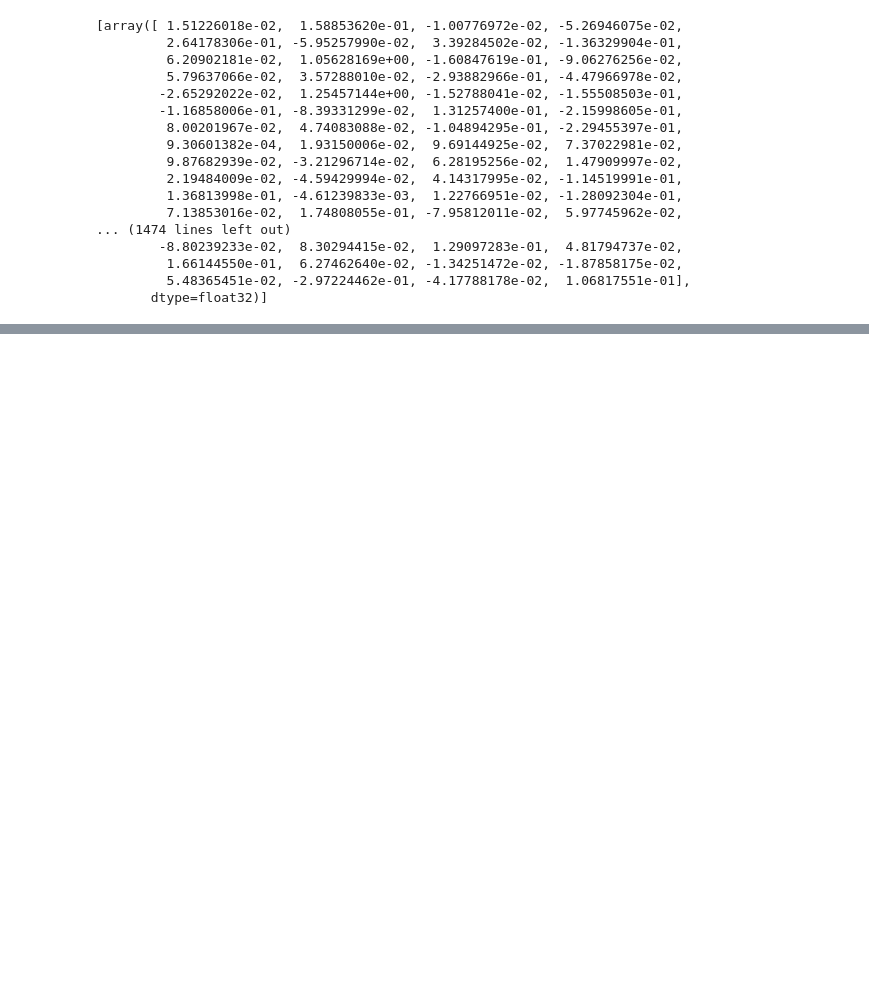
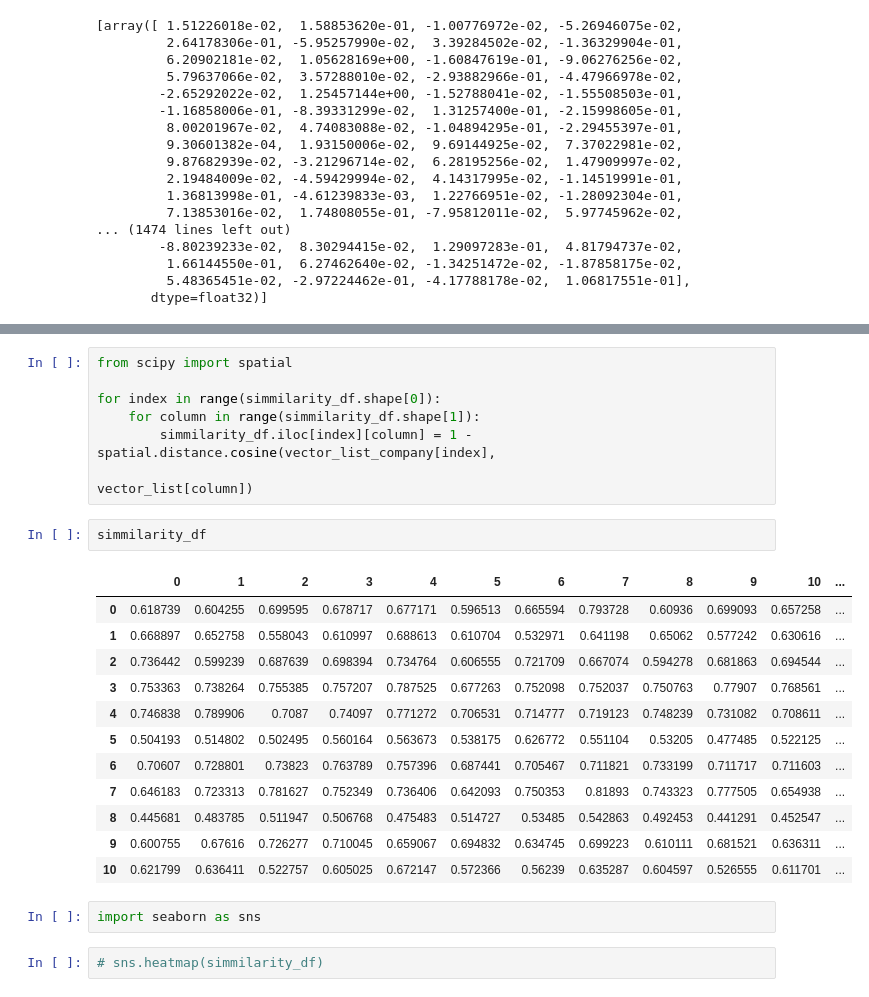
Before and after one commit to cviaai/coronomy, a Jupyter notebook: preprocessing/draft_example.ipynb, the cells around one changed output, grey strips where cells are left out. Cells and saved outputs as stored; diff of their text form; blank space fills up the shorter version.

```diff
--- a/preprocessing/draft_example.ipynb
+++ b/preprocessing/draft_example.ipynb
@@ -253,0 +375,26 @@ vector_list
+# %%
+from scipy import spatial
+
+for index in range(simmilarity_df.shape[0]):
+    for column in range(simmilarity_df.shape[1]):
+        simmilarity_df.iloc[index][column] = 1 - spatial.distance.cosine(vector_list_company[index],
+                                                                         vector_list[column])
+# %%
+simmilarity_df
+# %% [output]
+|  | 0 | 1 | 2 | 3 | 4 | 5 | 6 | 7 | 8 | 9 | 10 | ... |
+| 0 | 0.618739 | 0.604255 | 0.699595 | 0.678717 | 0.677171 | 0.596513 | 0.665594 | 0.793728 | 0.60936 | 0.699093 | 0.657258 | ... |
+| 1 | 0.668897 | 0.652758 | 0.558043 | 0.610997 | 0.688613 | 0.610704 | 0.532971 | 0.641198 | 0.65062 | 0.577242 | 0.630616 | ... |
+| 2 | 0.736442 | 0.599239 | 0.687639 | 0.698394 | 0.734764 | 0.606555 | 0.721709 | 0.667074 | 0.594278 | 0.681863 | 0.694544 | ... |
+| 3 | 0.753363 | 0.738264 | 0.755385 | 0.757207 | 0.787525 | 0.677263 | 0.752098 | 0.752037 | 0.750763 | 0.77907 | 0.768561 | ... |
+| 4 | 0.746838 | 0.789906 | 0.7087 | 0.74097 | 0.771272 | 0.706531 | 0.714777 | 0.719123 | 0.748239 | 0.731082 | 0.708611 | ... |
+| 5 | 0.504193 | 0.514802 | 0.502495 | 0.560164 | 0.563673 | 0.538175 | 0.626772 | 0.551104 | 0.53205 | 0.477485 | 0.522125 | ... |
+| 6 | 0.70607 | 0.728801 | 0.73823 | 0.763789 | 0.757396 | 0.687441 | 0.705467 | 0.711821 | 0.733199 | 0.711717 | 0.711603 | ... |
+| 7 | 0.646183 | 0.723313 | 0.781627 | 0.752349 | 0.736406 | 0.642093 | 0.750353 | 0.81893 | 0.743323 | 0.777505 | 0.654938 | ... |
+| 8 | 0.445681 | 0.483785 | 0.511947 | 0.506768 | 0.475483 | 0.514727 | 0.53485 | 0.542863 | 0.492453 | 0.441291 | 0.452547 | ... |
+| 9 | 0.600755 | 0.67616 | 0.726277 | 0.710045 | 0.659067 | 0.694832 | 0.634745 | 0.699223 | 0.610111 | 0.681521 | 0.636311 | ... |
+| 10 | 0.621799 | 0.636411 | 0.522757 | 0.605025 | 0.672147 | 0.572366 | 0.56239 | 0.635287 | 0.604597 | 0.526555 | 0.611701 | ... |
+# %%
+import seaborn as sns
+# %%
+# sns.heatmap(simmilarity_df)
```
Also changed, not shown: parts of 18 cells of this notebook, 1 other file.
